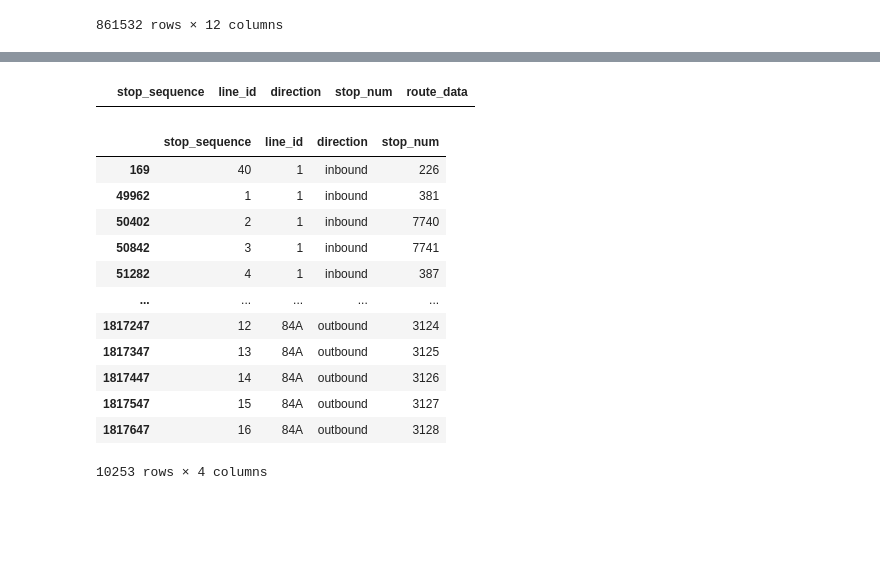
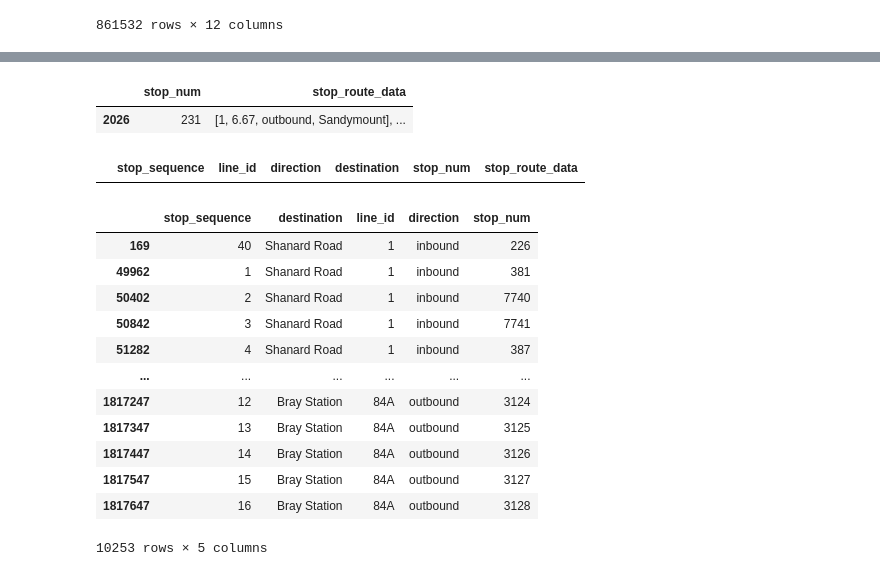
Before and after one commit to JasonBallantyne/BestBus, a Jupyter notebook: data_analytics/parsing_all_routes.ipynb, the cells around one changed output, grey strips where cells are left out. Drawn from its saved outputs; the diff is of its cells as text; code cells hidden in the pictures; blank space fills up the shorter version.

```diff
--- a/data_analytics/parsing_all_routes.ipynb
+++ b/data_analytics/parsing_all_routes.ipynb
@@ -72,0 +128,3 @@ def agus_ainm(row, first_list, filtered_list):
+# %%
+merged_df["ceann_scribe"] = merged_df.apply(agus_ceann_scribe, axis=1)
+merged_df
@@ -162,0 +234,7 @@ merged_df
+# %%
+# removing null values where irish names not present.
+# replace with english names
+merged_df["ceann_scribe"].fillna(merged_df["destination"], inplace=True)
+merged_df["ainm"].fillna(merged_df["stop_name"], inplace=True)
+test = merged_df[merged_df["ceann_scribe"].isnull()]
+test
@@ -170,7 +248,7 @@ print(line_list)
 # %% [markdown]
 ### We are also going to need an empty dataframe to add to
 # %%
-col_names =  ['destination', 'first_departure_schedule',
+col_names =  ['destination', 'ceann_scribe', 'first_departure_schedule',
               'stops', 'longitudes', 'latitudes', 'names',
               'id', 'gach_ainm', 'line_id', 'direction']
 
@@ -423,6 +509,7 @@ unique_stops
 col_names =  ["stop_id",
               "stop_sequence",
               "destination",
+              "ceann_scribe",
               "stop_name",
               "latitude",
               "longitude", "ainm",
@@ -556,35 +653,41 @@ stop7340
+# %%
+stop231 = stop231.drop(["direction", "line_id", "destination", "stop_sequence"], axis=1)
+stop231 = stop231.drop_duplicates()
+stop231
+# %% [output]
+|  | stop_num | stop_route_data |
+| 2026 | 231 | [1, 6.67, outbound, Sandymount], ... |
 # %%
-col_names =  ["stop_sequence", "line_id", "direction", "stop_num", "route_data"]
+col_names =  ["stop_sequence", "line_id", "direction", "destination", "stop_num", "stop_route_data"]
 stop_sequencing  = pd.DataFrame(columns = col_names)
 stop_sequencing
 # %% [output]
-|  | stop_sequence | line_id | direction | stop_num | route_data |
+|  | stop_sequence | line_id | direction | destination | stop_num | stop_route_data |
 # %%
-pruned_df = pruned_df.drop(["destination",
-                           "stop_name",
-                           "latitude",
-                           "longitude",
-                           "ainm",
-                           "stop_id",
-                           "id",
-                           "shape_id"], axis=1)
+pruned_df = pruned_df.drop(["stop_name",
+                            "latitude",
+                            "longitude",
+                            "ainm",
+                            "stop_id",
+                            "id",
+                            "shape_id"], axis=1)
 
 pruned_df = pruned_df.drop_duplicates()
 pruned_df
 # %% [output]
-|  | stop_sequence | line_id | direction | stop_num |
-| 169 | 40 | 1 | inbound | 226 |
-| 49962 | 1 | 1 | inbound | 381 |
-| 50402 | 2 | 1 | inbound | 7740 |
-| 50842 | 3 | 1 | inbound | 7741 |
-| 51282 | 4 | 1 | inbound | 387 |
-| ... | ... | ... | ... | ... |
-| 1817247 | 12 | 84A | outbound | 3124 |
-| 1817347 | 13 | 84A | outbound | 3125 |
-| 1817447 | 14 | 84A | outbound | 3126 |
-| 1817547 | 15 | 84A | outbound | 3127 |
-| 1817647 | 16 | 84A | outbound | 3128 |
+|  | stop_sequence | destination | line_id | direction | stop_num |
+| 169 | 40 | Shanard Road | 1 | inbound | 226 |
+| 49962 | 1 | Shanard Road | 1 | inbound | 381 |
+| 50402 | 2 | Shanard Road | 1 | inbound | 7740 |
+| 50842 | 3 | Shanard Road | 1 | inbound | 7741 |
+| 51282 | 4 | Shanard Road | 1 | inbound | 387 |
+| ... | ... | ... | ... | ... | ... |
+| 1817247 | 12 | Bray Station | 84A | outbound | 3124 |
+| 1817347 | 13 | Bray Station | 84A | outbound | 3125 |
+| 1817447 | 14 | Bray Station | 84A | outbound | 3126 |
+| 1817547 | 15 | Bray Station | 84A | outbound | 3127 |
+| 1817647 | 16 | Bray Station | 84A | outbound | 3128 |
-10253 rows × 4 columns
+10253 rows × 5 columns
 # %%
 count = 1
 for stop in all_stops:
```
Also changed, not shown: parts of 23 cells of this notebook, 1 other file.
